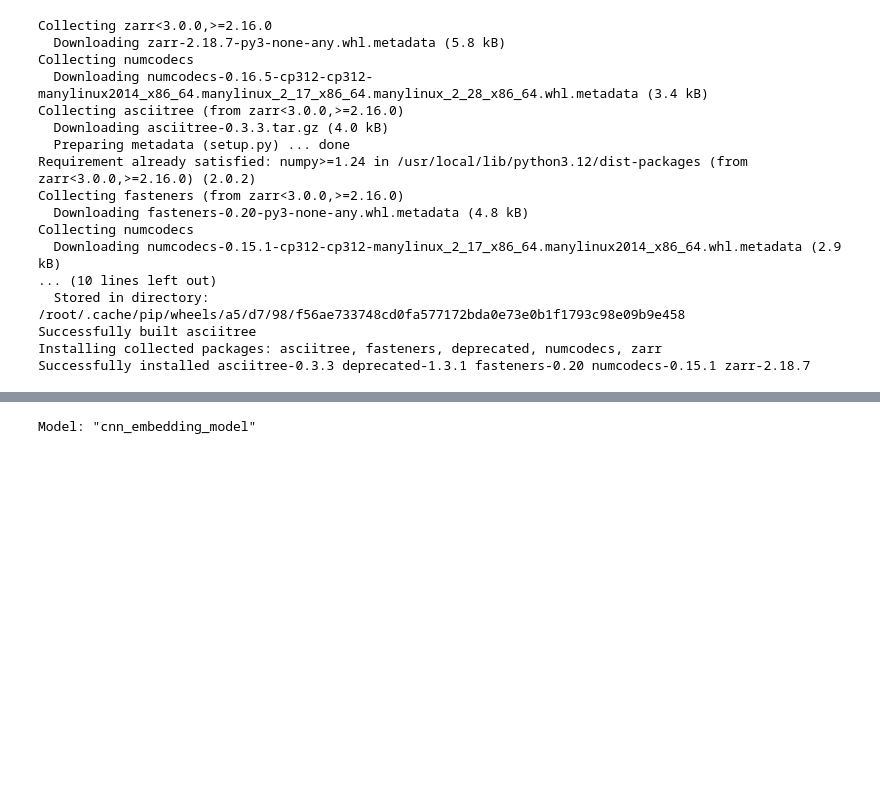
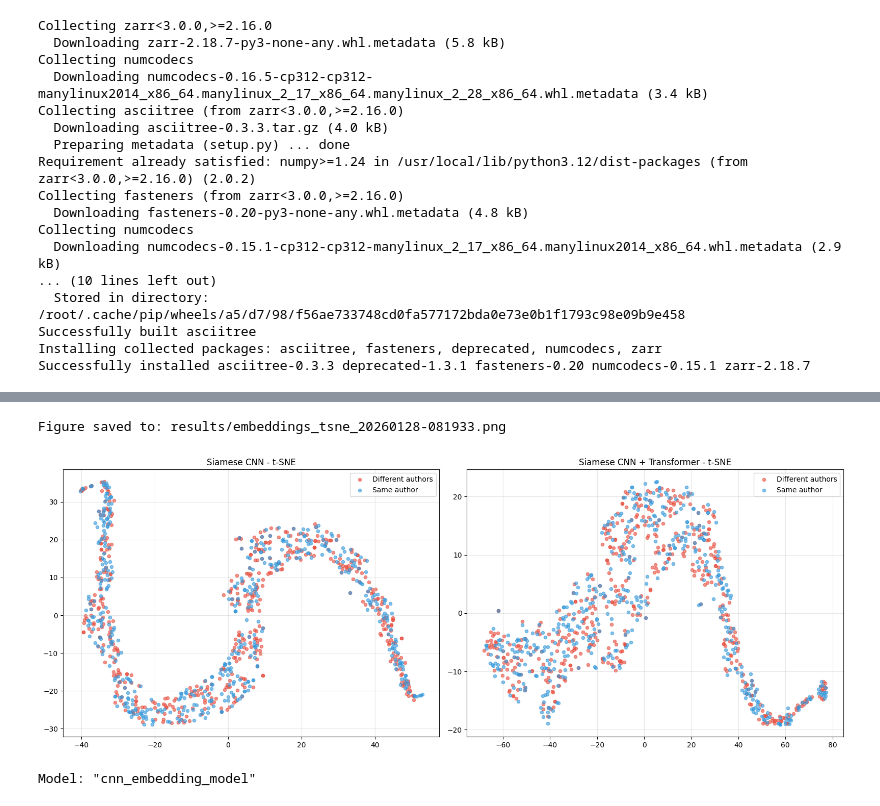
Before and after one commit to dmaman86/author-handwriting-recog, a Jupyter notebook: notebooks/code_50.ipynb, the cells around one changed output, grey strips where cells are left out. Drawn from its saved outputs; the diff is of its cells as text; code cells hidden in the pictures; blank space fills up the shorter version.

```diff
--- a/notebooks/code_50.ipynb
+++ b/notebooks/code_50.ipynb
@@ -90,0 +253,2 @@ backbone = CNNBackbone()
+# %%
+cnn_transformer_backbone = CNNTransformerBackbone()
@@ -90,0 +267,3 @@ backbone = CNNBackbone()
+# %%
+transformer_trainer.build()
+transformer_trainer.compile()
@@ -90,0 +425,17 @@ backbone = CNNBackbone()
+# %%
+def extract_embeddings(model, generator, num_samples=1000):
+    embeddings = []
+    labels = []
+
+    count = 0
+    for i in range(len(generator)):
+        if count >= num_samples:
+            break
+
+        (img1, img2), label = generator[i]
+        emb = model.predict([img1, img2], verbose=0)
+        embeddings.append(emb[:, 0, :])
+        labels.append(label)
+        count += len(label)
+
+    return np.concatenate(embeddings), np.concatenate(labels)
@@ -91,3 +454,18 @@ backbone = CNNBackbone()
+# %%
+plot_embeddings_tsne(
+    embeddings_dict={
+        'Siamese CNN': cnn_emb,
+        'Siamese CNN + Transformer': trans_emb
+    },
+    labels_dict={
+        'Siamese CNN': cnn_labels,
+        'Siamese CNN + Transformer': trans_labels
+    },
+    save_path=f"./results/embeddings_tsne_{current_time}.png"
+)
+# %% [output]
+Figure saved to: results/embeddings_tsne_20260128-081933.png
+[figure, added]
 # %%
 model = build_embedding_model(
     backbone=backbone,
```
Also changed, not shown: parts of 97 cells of this notebook, 23 other files.
